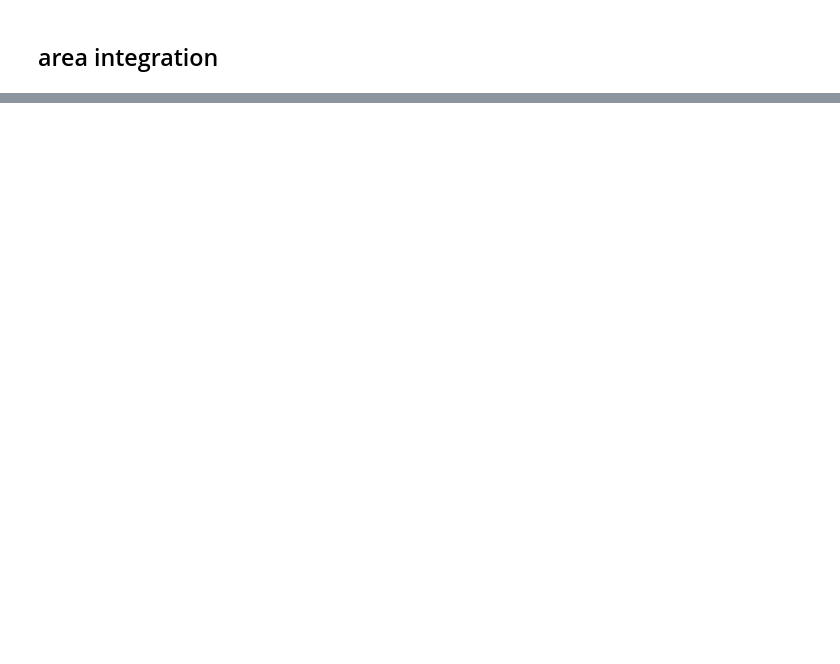
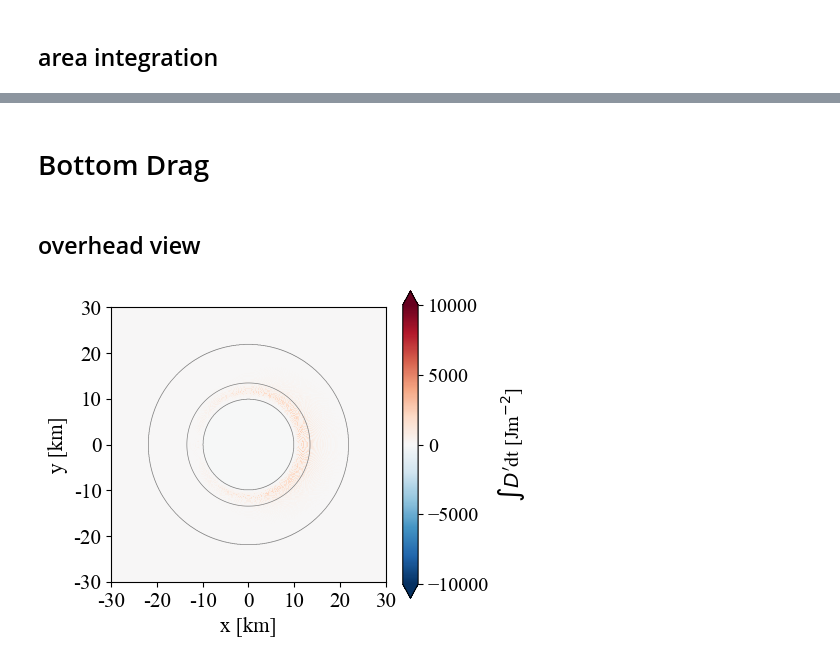
Before and after one commit to ShuwenTan-PO/NLIW_energy, a Jupyter notebook: notebook/1_SUNTANS_energy_distribution_summer_f.ipynb, the cells around one changed output, grey strips where cells are left out. Drawn from its saved outputs; the diff is of its cells as text; code cells hidden in the pictures; blank space fills up the shorter version.

```diff
--- a/notebook/1_SUNTANS_energy_distribution_summer_f.ipynb
+++ b/notebook/1_SUNTANS_energy_distribution_summer_f.ipynb
@@ -285,0 +290,29 @@ plt.savefig(outfilepath+ f"dissp_rate_areaintegrate_quadrants_summer_f.jpeg", dp
+# %% [markdown]
+# Bottom Drag
+# %% [markdown]
+## overhead view
+# %%
+fig, ax = plt.subplots(nrows=1, ncols=1, figsize=(5,4))
+im1 = data_.D_prime[-1,:,:].T.plot.pcolormesh(ax=ax, vmax=1e4, vmin=-1e4, cmap=cm.RdBu_r, add_colorbar=False)
+cb1 = plt.colorbar(im1, location='right', extend='both')
+cb1.set_label(label=r"$\int D'$dt [Jm$^{-2}$]", size='x-large')
+cb1.ax.tick_params(labelsize='x-large')
+ax.contour(data.x.data, data.y.data, data_.depth.data.T, levels = [depth_top, depth_shoal, depth_bottom], colors='0.5', linewidths=.5)
+
+ax.set_xlim([x_c-30000, x_c+30000])
+ax.set_ylim([y_c-30000, y_c+30000])
+ax.set_xticks(np.arange(x_c-30000,x_c+30000+1,10000))
+ax.set_yticks(np.arange(y_c-30000,y_c+30000+1,10000))
+ax.set_xticklabels(['-30','-20', '-10', '0', '10', '20','30'])
+ax.set_yticklabels(['-30','-20', '-10', '0', '10', '20','30'])
+ax.set_aspect('equal')
+ax.set_xlabel('x [km]', fontsize=15)
+ax.set_ylabel('y [km]', fontsize=15)
+ax.set_title(f'')
+ax.tick_params(axis='both', which='major', labelsize=15)
+plt.rcParams["font.family"] = "Times New Roman"
+plt.tight_layout()
+
+plt.savefig(outfilepath+ f"drag_prime_overhead_summer_f.jpeg", dpi=300)
+# %% [output]
+[figure, added]
```
Also changed, not shown: parts of 20 cells of this notebook, 26 other files.
